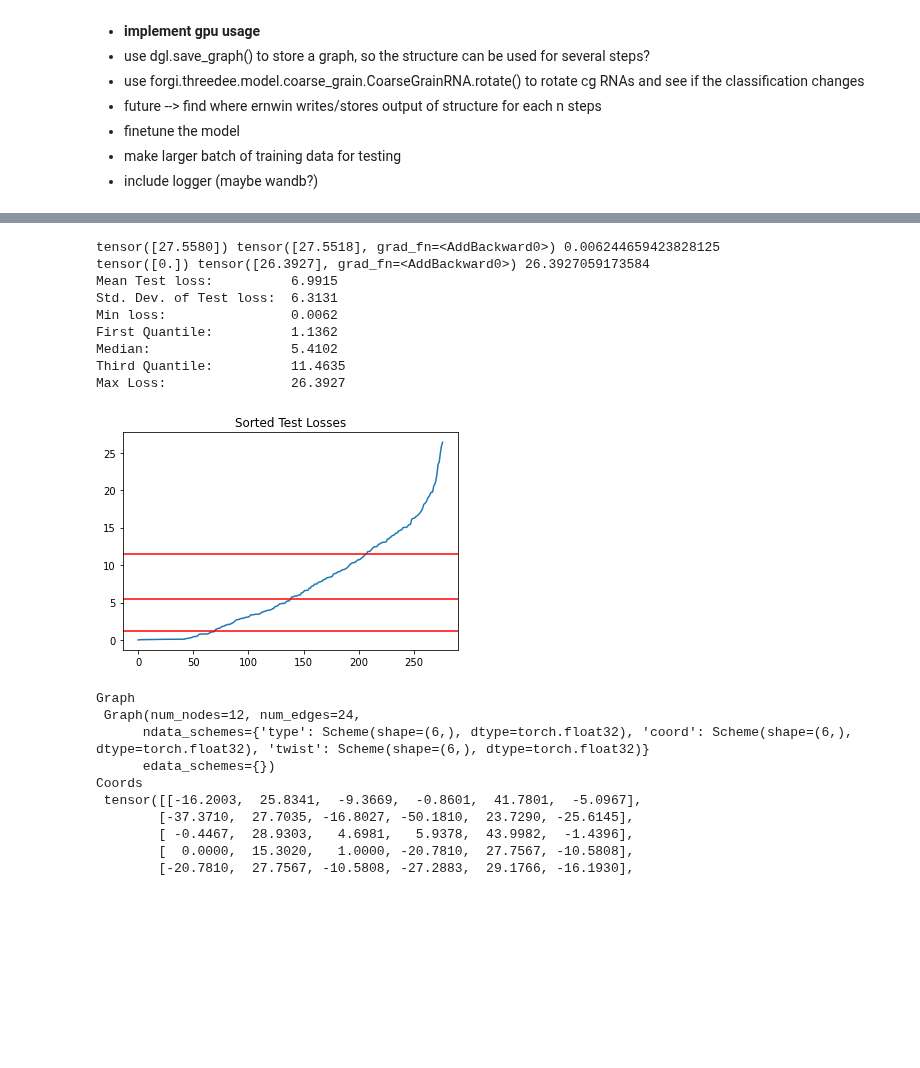
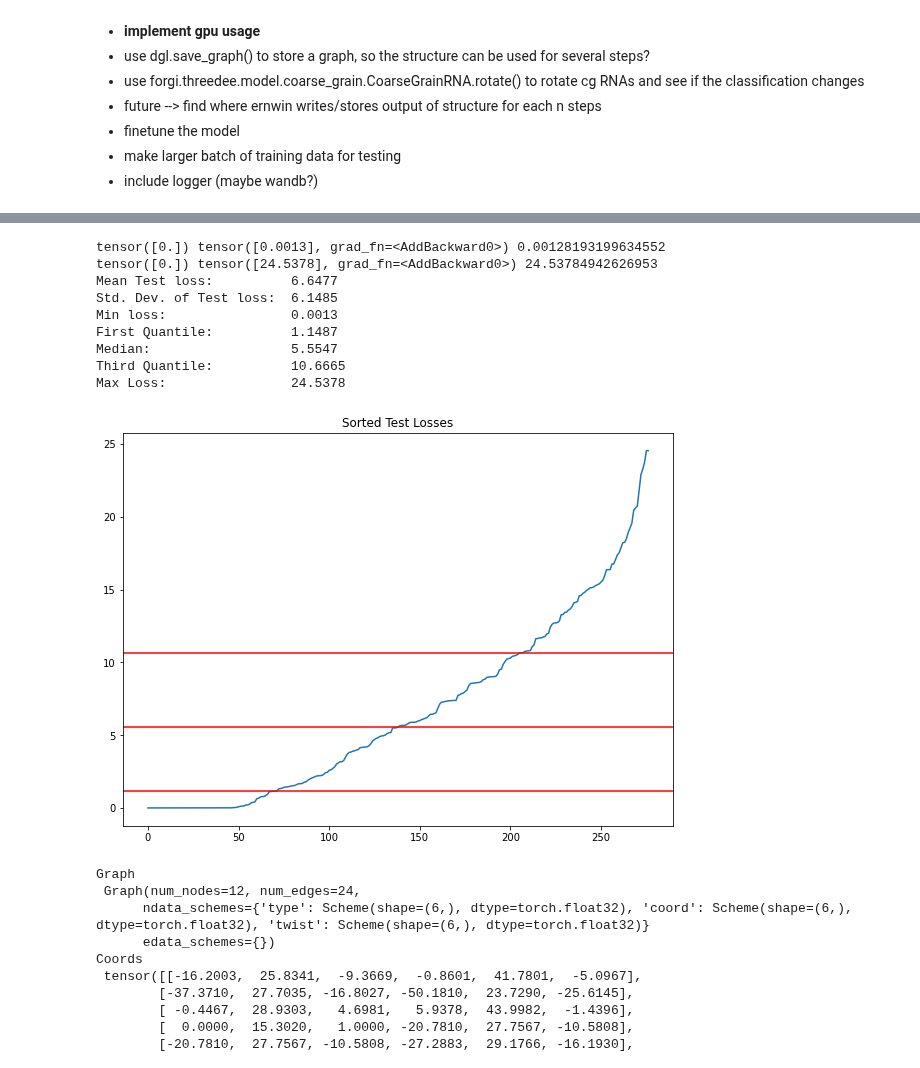
Before and after one commit to milang9/3d_classifier, a Jupyter notebook: 3d_classifier.ipynb, the cells around one changed output, grey strips where cells are left out. Saved outputs shown, nothing was run; the diff lists cells and outputs as text; code cells hidden in the pictures; blank space fills up the shorter version.

```diff
--- a/3d_classifier.ipynb
+++ b/3d_classifier.ipynb
@@ -175,10 +175,10 @@ class CG_Classifier(th.nn.Module):
         self.conv1 = dglnn.TAGConv(6, 200, k=2, activation=F.elu)
         self.conv2 = dglnn.TAGConv(200, 150, k=2, activation=F.elu)
         self.conv3 = dglnn.TAGConv(150, 100, k=2, activation=F.elu)
-        #self.conv4 = dglnn.TAGConv(100, 50, k=2, activation=F.elu)
+        self.conv4 = dglnn.TAGConv(100, 50, k=2, activation=F.elu)
         #self.conv5 = dglnn.TAGConv(50, 25, k=2, activation=F.elu)
 
-        self.sage_conv1 = dglnn.SAGEConv(100*num_features, 100, 'pool') # sageconv 'pool' 'gcn'
+        self.sage_conv1 = dglnn.SAGEConv(50*num_features, 100, 'pool') # sageconv 'pool' 'gcn'
         self.sage_conv2 = dglnn.SAGEConv(100, 60, 'pool')
         self.sage_conv3 = dglnn.SAGEConv(60, 40, 'pool')
         #self.sage_conv4 = dglnn.SAGEConv(40, 30, 'pool')
@@ -207,19 +207,19 @@ class CG_Classifier(th.nn.Module):
         nt = self.conv1(g, nt)
         nt = self.conv2(g, nt)
         nt = self.conv3(g, nt)
-        #nt = self.conv4(g, nt)
+        nt = self.conv4(g, nt)
         #nt = self.conv5(g, nt)
 
         nc = self.conv1(g, nc)
         nc = self.conv2(g, nc)
         nc = self.conv3(g, nc)
-        #nc = self.conv4(g, nc)
+        nc = self.conv4(g, nc)
         #nc = self.conv5(g, nc)
 
         nw = self.conv1(g, nw)
         nw = self.conv2(g, nw)
         nw = self.conv3(g, nw)
-        #nw = self.conv4(g, nw)
+        nw = self.conv4(g, nw)
         #nw = self.conv5(g, nw)
 
         #combine the features
@@ -367,9 +377,7 @@ test_dataloader = dtl.pytorch.GraphDataLoader(test_dataset)
 #Test
 import math
 
-#model = CG_Classifier(num_features=3)
-
-model.load_state_dict(th.load("model_data/model_epoch113.pth"))
+model.load_state_dict(th.load("model_data/model_epoch80.pth"))
 model.eval()
 
 max_label = 0
@@ -390,44 +398,45 @@ for test_graph, test_label in test_dataloader:
     if test_loss < min_loss:
         min_loss = test_loss
         min_label = test_label
         min_pred = test_pred
     if test_pred < 0:
         print(test_label, test_pred)
 
 print(min_label, min_pred, min_loss)
 print(max_label, max_pred, max_loss)
 test_mean = np.mean(test_losses)
 test_std = np.std(test_losses)
 test_fq = np.quantile(test_losses, q = 0.25)
 test_median = np.median(test_losses)
 test_tq = np.quantile(test_losses, q = 0.75)
 print("Mean Test loss: \t {:.4f}".format(test_mean))
 print("Std. Dev. of Test loss:  {:.4f}".format(test_std))
 print("Min loss: \t\t {:.4f}".format(min(test_losses)))
 print("First Quantile: \t {:.4f}".format(test_fq))
 print("Median: \t\t {:.4f}".format(test_median))
 print("Third Quantile: \t {:.4f}".format(test_tq))
 print("Max Loss: \t\t {:.4f}".format(max(test_losses)))
 
 #print(sorted(test_losses)[-5:])
 
-plt.plot(sorted(test_losses))
+fig, axs = plt.subplots(layout='constrained', figsize=(8, 6))
+axs.plot(sorted(test_losses))
 plt.title("Sorted Test Losses")
 plt.axhline(y = test_fq, color = 'r')
 plt.axhline(y = test_median, color = 'r')
 plt.axhline(y = test_tq, color = 'r')
 plt.draw()
 # %% [output]
-tensor([27.5580]) tensor([27.5518], grad_fn=<AddBackward0>) 0.006244659423828125
-tensor([0.]) tensor([26.3927], grad_fn=<AddBackward0>) 26.3927059173584
-Mean Test loss:          6.9915
-Std. Dev. of Test loss:  6.3131
-Min loss:                0.0062
-First Quantile:          1.1362
-Median:                  5.4102
-Third Quantile:          11.4635
-Max Loss:                26.3927
+tensor([0.]) tensor([0.0013], grad_fn=<AddBackward0>) 0.00128193199634552
+tensor([0.]) tensor([24.5378], grad_fn=<AddBackward0>) 24.53784942626953
+Mean Test loss:          6.6477
+Std. Dev. of Test loss:  6.1485
+Min loss:                0.0013
+First Quantile:          1.1487
+Median:                  5.5547
+Third Quantile:          10.6665
+Max Loss:                24.5378
-[figure, old version]
+[figure, new version]
 # %%
 #play ground for diffpool
 #adapted from: https://github.com/dmlc/dgl/blob/master/examples/pytorch/diffpool/model/dgl_layers/gnn.py
```
Also changed, not shown: parts of 4 cells of this notebook, 4 other files.
